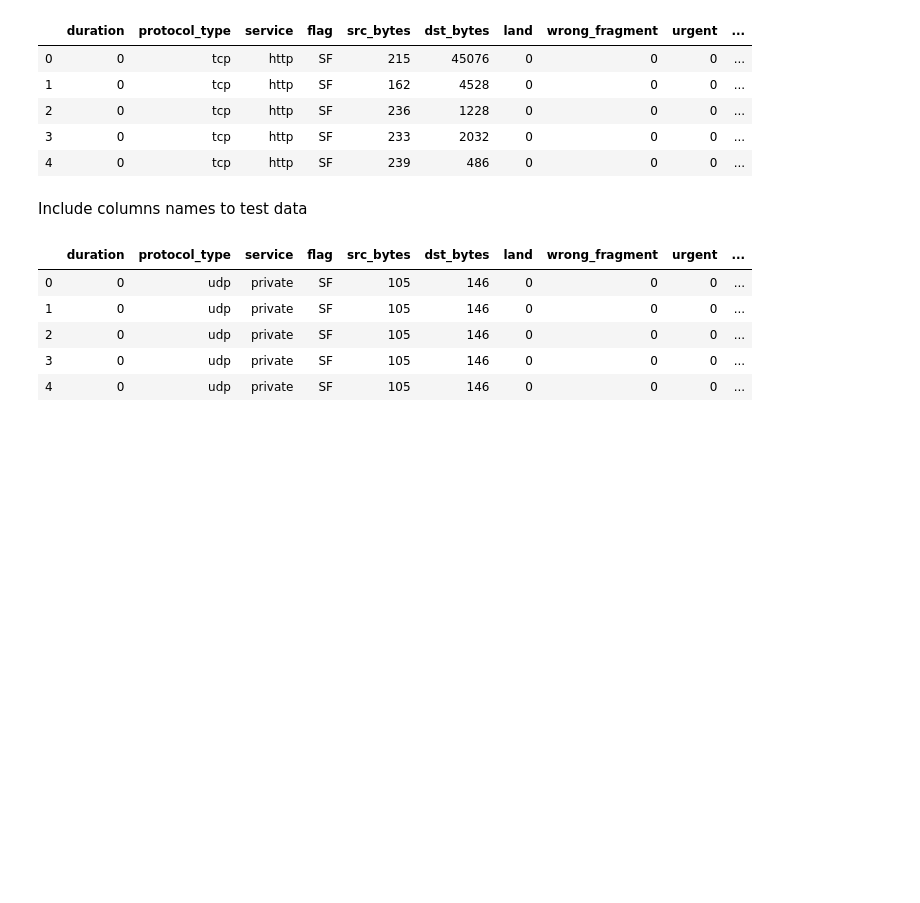
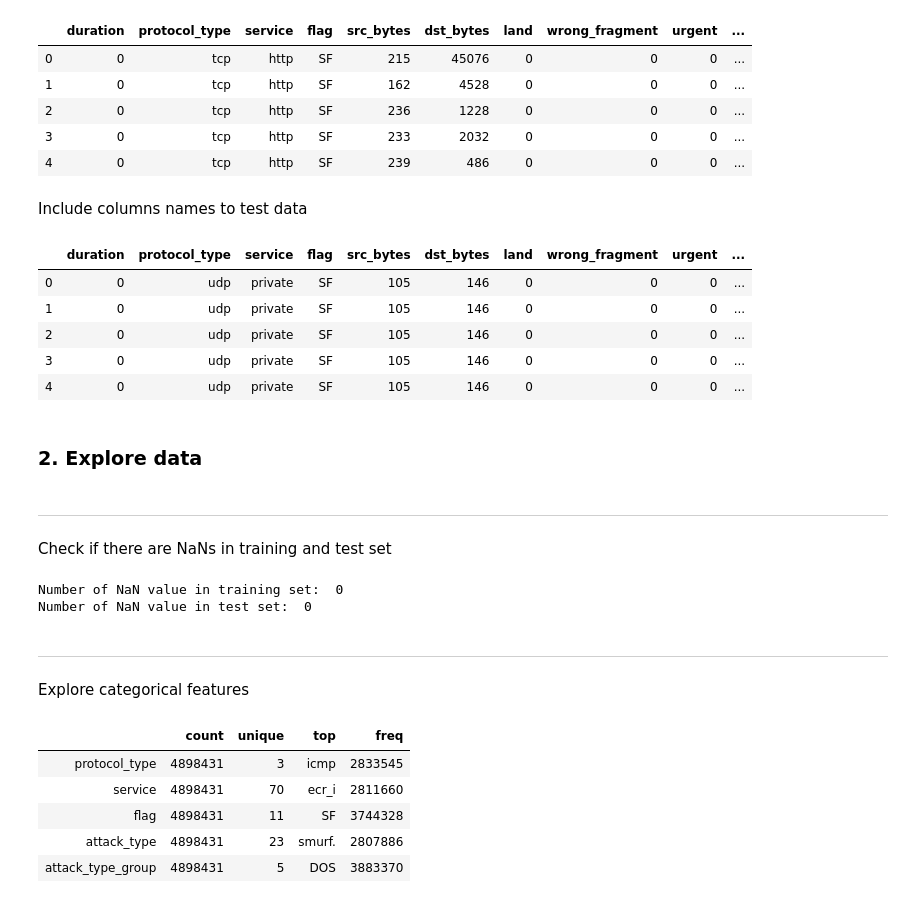
Before and after one commit to narendraparigi1987/ml_assignment, a Jupyter notebook: ML Network Intrusion - 20200311-01.ipynb, the cells around one changed output. Drawn from its saved outputs; the diff is of its cells as text; code cells hidden in the pictures; blank space fills up the shorter version.

```diff
--- a/ML Network Intrusion - 20200311-01.ipynb
+++ b/ML Network Intrusion - 20200311-01.ipynb
@@ -163,3 +145,27 @@ kddcup_testdata.head()
 | 2 | 0 | udp | private | SF | 105 | 146 | 0 | 0 | 0 | ... |
 | 3 | 0 | udp | private | SF | 105 | 146 | 0 | 0 | 0 | ... |
 | 4 | 0 | udp | private | SF | 105 | 146 | 0 | 0 | 0 | ... |
+# %% [markdown]
+### 2. Explore data
+# %% [markdown]
+___
+Check if there are NaNs in training and test set
+# %%
+print('Number of NaN value in training set: ', kddcup_data.isnull().sum().sum())
+print('Number of NaN value in test set: ', kddcup_testdata.isnull().sum().sum())
+# %% [output]
+Number of NaN value in training set:  0
+Number of NaN value in test set:  0
+# %% [markdown]
+___
+Explore categorical features
+# %%
+cat_features = kddcup_data.describe(include=[np.object]).transpose()
+cat_features
+# %% [output]
+|  | count | unique | top | freq |
+| protocol_type | 4898431 | 3 | icmp | 2833545 |
+| service | 4898431 | 70 | ecr_i | 2811660 |
+| flag | 4898431 | 11 | SF | 3744328 |
+| attack_type | 4898431 | 23 | smurf. | 2807886 |
+| attack_type_group | 4898431 | 5 | DOS | 3883370 |
```
Also changed, not shown: parts of 9 cells of this notebook.
